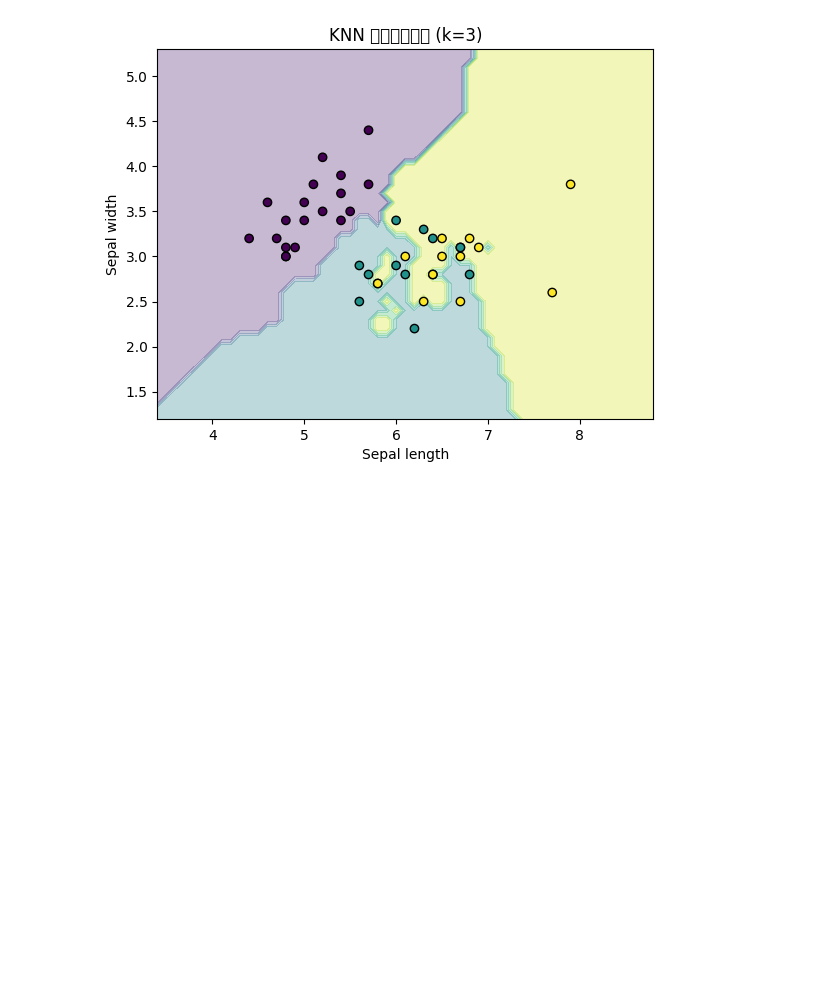
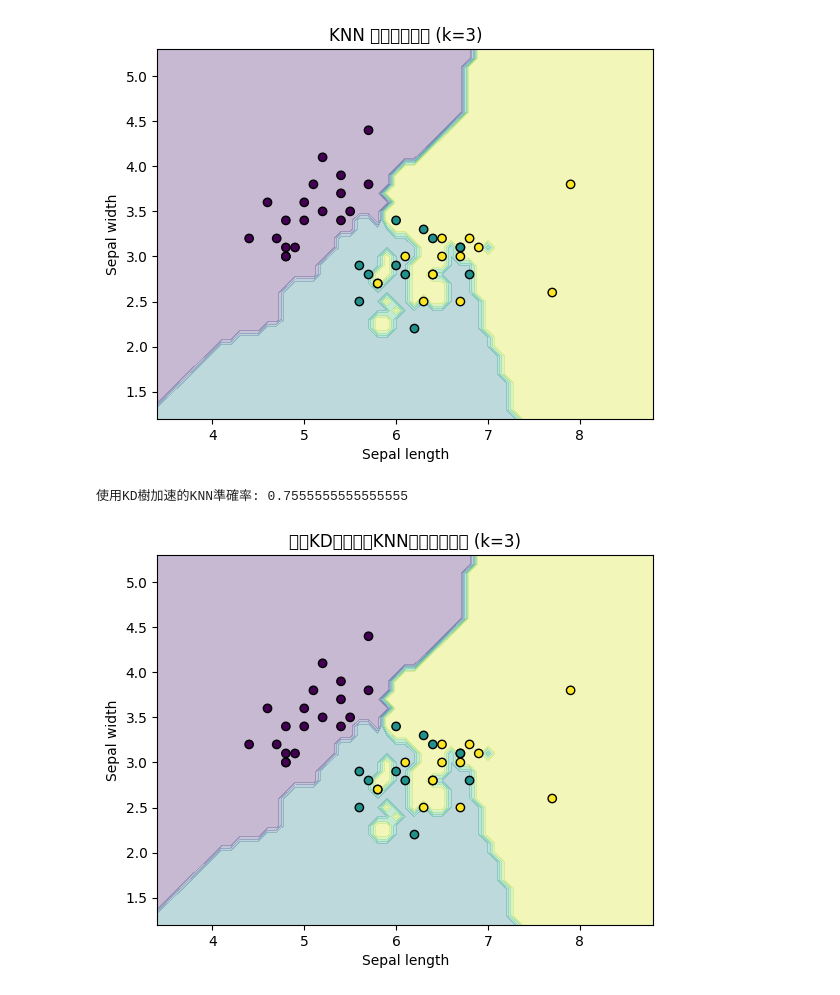
Before and after one commit to passer87/aidata, a Jupyter notebook: KNN分類器.ipynb, the cells around one changed output. Cells and saved outputs as stored; diff of their text form; code cells hidden in the pictures; blank space fills up the shorter version.

```diff
--- a/KNN分類器.ipynb
+++ b/KNN分類器.ipynb
@@ -48,3 +48,32 @@ plot_decision_boundary(X_test, y_test, knn, "KNN 分類決策邊界 (k=3)")
 # %% [output]
 準確率: 0.7555555555555555
 [figure]
+# %%
+#KD樹加速KNN演算法
+from sklearn.neighbors import KDTree
+
+# 建立KD樹
+kd_tree = KDTree(X_train)
+
+# 使用KD樹進行KNN搜索
+def knn_kd_tree(kd_tree, X_train, X_test, k):
+    y_pred = []
+    for x in X_test:
+        dist, ind = kd_tree.query([x], k=k)
+        neighbor_labels = y_train[ind[0]]
+        unique, counts = np.unique(neighbor_labels, return_counts=True)
+        y_pred.append(unique[np.argmax(counts)])
+    return np.array(y_pred)
+
+# 預測
+y_pred_kd_tree = knn_kd_tree(kd_tree, X_train, X_test, k=3)
+
+# 計算準確率
+accuracy_kd_tree = accuracy_score(y_test, y_pred_kd_tree)
+print(f"使用KD樹加速的KNN準確率: {accuracy_kd_tree}")
+
+# 繪製分類結果
+plot_decision_boundary(X_test, y_test, knn, "使用KD樹加速的KNN分類決策邊界 (k=3)")
+# %% [output]
+使用KD樹加速的KNN準確率: 0.7555555555555555
+[figure, added]
```
